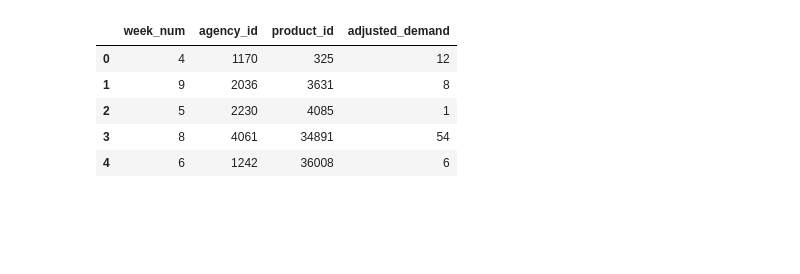
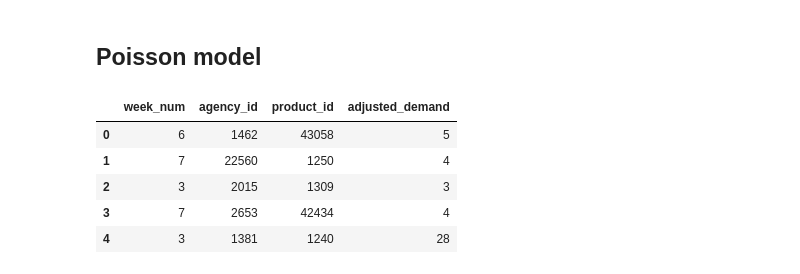
Before and after one commit to ririw/kaggle-bimbo-pymc3, a Jupyter notebook: Poisson model.ipynb, the cells around one changed output. Drawn from its saved outputs; the diff is of its cells as text; code cells hidden in the pictures; blank space fills up the shorter version.

```diff
--- a/Poisson model.ipynb
+++ b/Poisson model.ipynb
@@ -1,3 +1,5 @@
+# %% [markdown]
+## Poisson model
 # %%
 %matplotlib inline
 
@@ -20,12 +24,11 @@ plt.rcParams["figure.figsize"] = (8,6)
 # %%
-usecols = ["week_num","agency_id","product_id","adjusted_demand"]
-samps = pd.read_csv("downloads/samp-20k.csv", usecols=usecols)
-samps.head()
+train_samp = pd.read_csv("downloads/train-samp-20k.csv")
+train_samp.head()
 # %% [output]
 |  | week_num | agency_id | product_id | adjusted_demand |
-| 0 | 4 | 1170 | 325 | 12 |
-| 1 | 9 | 2036 | 3631 | 8 |
-| 2 | 5 | 2230 | 4085 | 1 |
-| 3 | 8 | 4061 | 34891 | 54 |
-| 4 | 6 | 1242 | 36008 | 6 |
+| 0 | 6 | 1462 | 43058 | 5 |
+| 1 | 7 | 22560 | 1250 | 4 |
+| 2 | 3 | 2015 | 1309 | 3 |
+| 3 | 7 | 2653 | 42434 | 4 |
+| 4 | 3 | 1381 | 1240 | 28 |
 # %%
```
Also changed, not shown: parts of 30 cells of this notebook.
